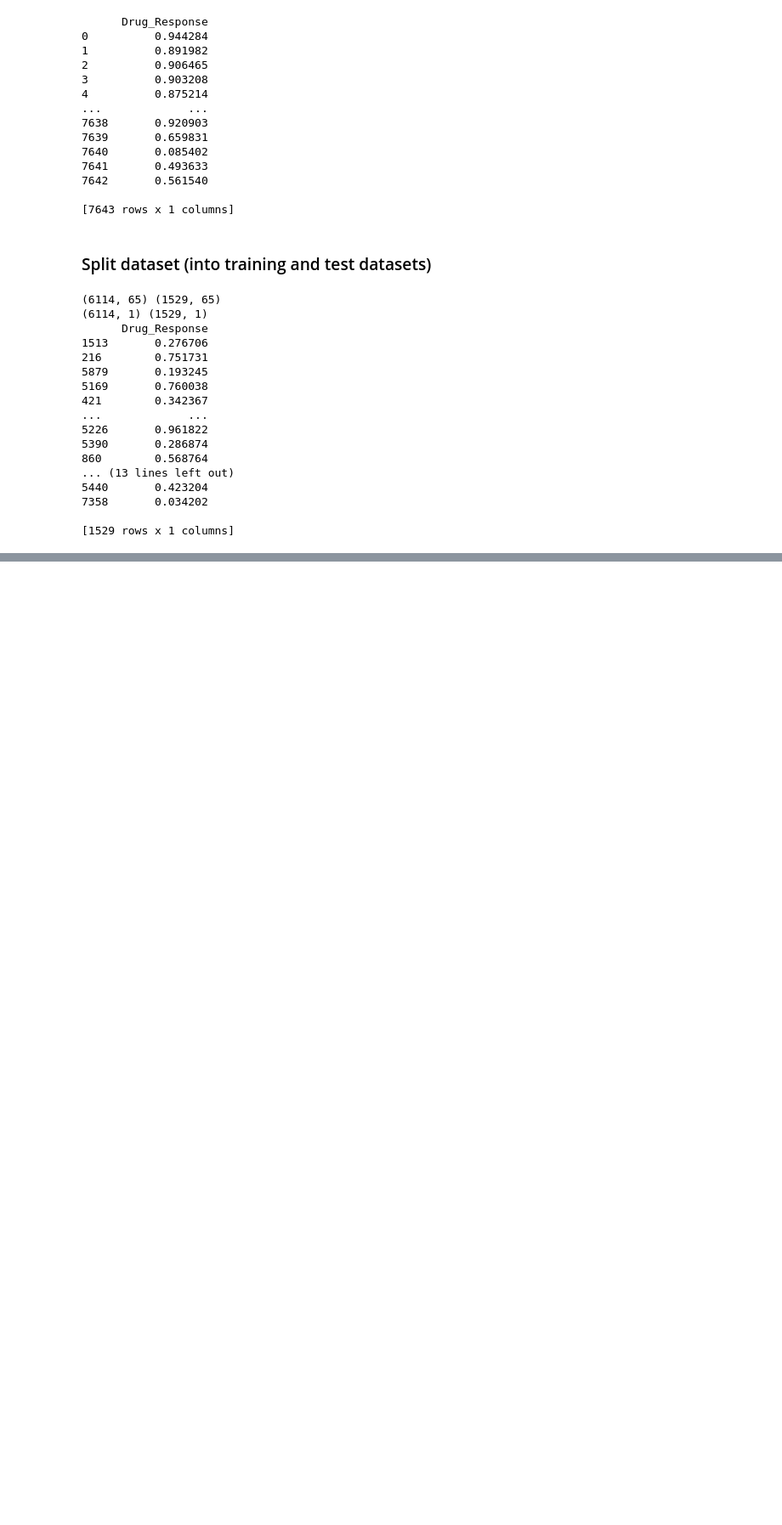
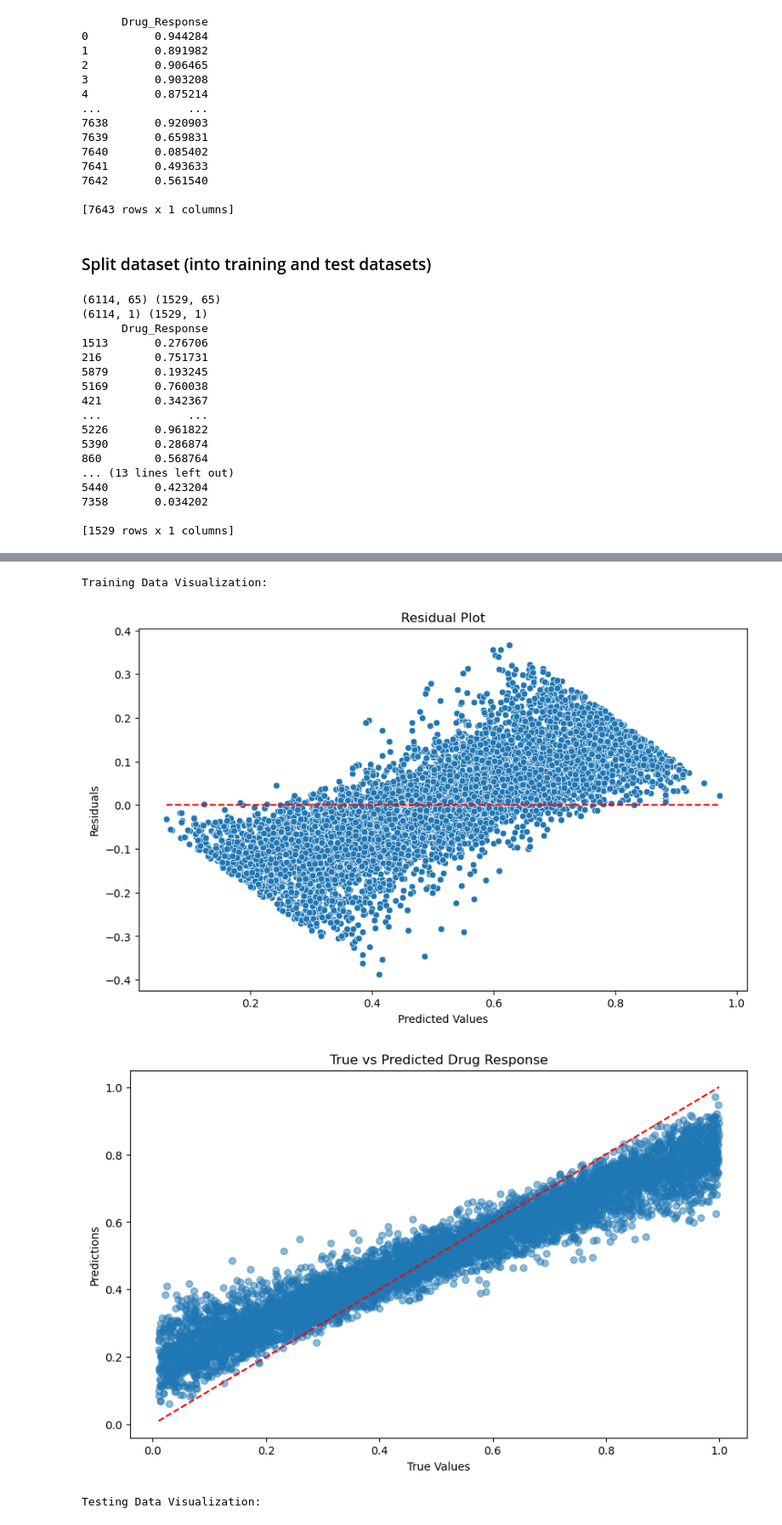
Before and after one commit to riannacampbell/drug_response_project, a Jupyter notebook: project_notebook.ipynb, the cells around one changed output, grey strips where cells are left out. Shown at 85% size. Drawn from its saved outputs; the diff is of its cells as text; code cells hidden in the pictures; blank space fills up the shorter version.

```diff
--- a/project_notebook.ipynb
+++ b/project_notebook.ipynb
@@ -155,0 +257,18 @@ print(y_train, y_test)
+# %%
+from sklearn.ensemble import RandomForestRegressor
+
+# Initialize the Random Forest Regressor
+rf_model = RandomForestRegressor(n_estimators=20, random_state=42)
+
+# Fit the model on the training data
+rf_model.fit(X_train, y_train)
+
+# Make predictions on the testing data
+y_pred_train = rf_model.predict(X_train)
+y_pred_test = rf_model.predict(X_test)
+
+# Evaluate the model
+print("Training Data Evaluation:")
+evaluate_model(y_train, y_pred_train, tolerance=0.1)
+print("Testing Data Evaluation:")
+evaluate_model(y_test, y_pred_test, tolerance=0.1)
@@ -155,0 +284,22 @@ print(y_train, y_test)
+# %%
+# Visualize the predictions
+print("Training Data Visualization:")
+visualize_predictions(y_train, y_pred_train)
+print("Testing Data Visualization:")
+visualize_predictions(y_test, y_pred_test)
+
+# Feature Importance
+importances = rf_model.feature_importances_
+indices = np.argsort(importances)[::-1]
+
+plt.figure(figsize=(12, 6))
+plt.title('Feature Importances')
+plt.bar(range(X.shape[1]), importances[indices], align='center')
+plt.xlabel('Feature Index')
+plt.ylabel('Relative Importance')
+plt.show()
+# %% [output]
+Training Data Visualization:
+[figure, added]
+[figure, added]
+Testing Data Visualization:
```
Also changed, not shown: parts of 19 cells of this notebook.
